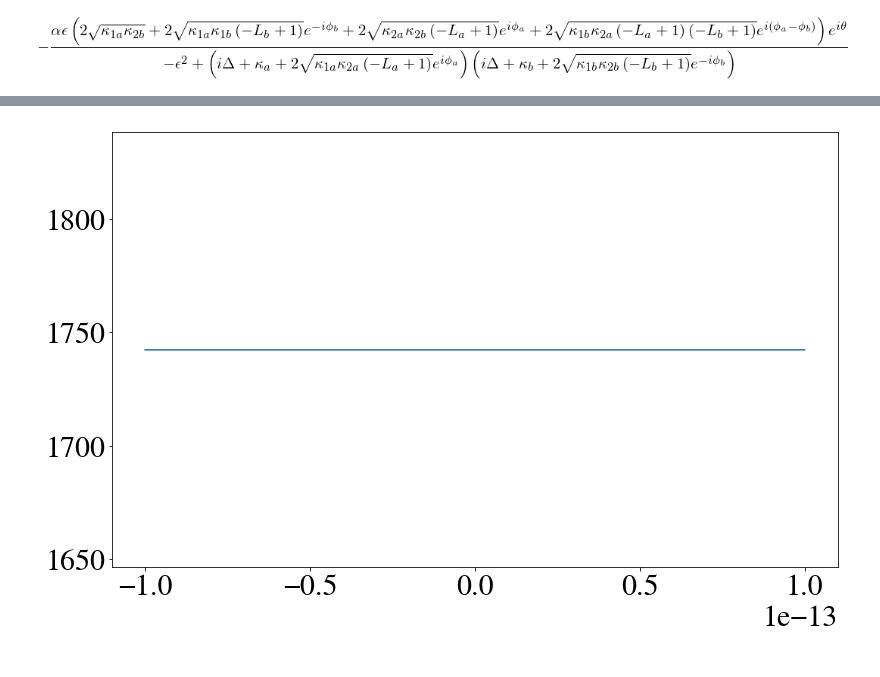
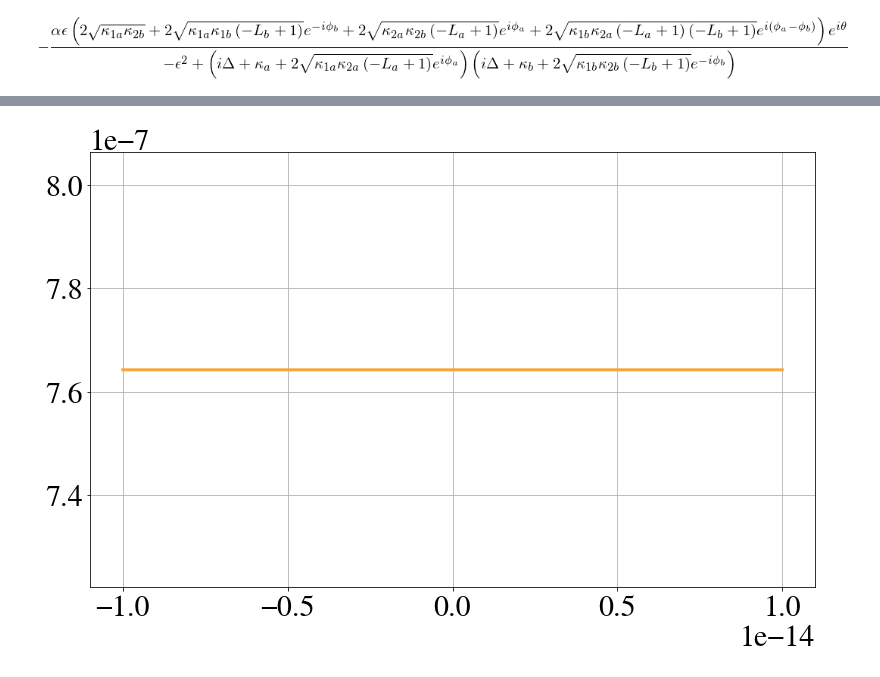
Before and after one commit to nemetniki/General-linear-model, a Jupyter notebook: NDPA_sensitivity.ipynb, the cells around one changed output, grey strips where cells are left out. Drawn from its saved outputs; the diff is of its cells as text; code cells hidden in the pictures.

Commit message:
output field N added

```diff
--- a/NDPA_sensitivity.ipynb
+++ b/NDPA_sensitivity.ipynb
@@ -961,8 +961,10 @@ def sens(theta,kapa,ra,La,phia,kapb,rb,Lb,phib,alpha,eps,Del,delta):
     kb    = 2*np.sqrt(kap1b*kap2b*(1-Lb))
     phib  = np.pi*phib
     eps   = eps*kapa
+    print((kapa-ka-eps)/kapa)
     Del   = Del*kapa
     theta = np.pi*theta
+    alpha = alpha*kapa
     Ka = kapa+1j*Del+ka*np.exp(1j*phia)
     def Kb(delta):
         return kapb+1j*Del+kb*np.exp(-1j*(phib+delta))
@@ -998,37 +1000,94 @@ def sens(theta,kapa,ra,La,phia,kapb,rb,Lb,phib,alpha,eps,Del,delta):
                                                            *np.exp(1j*(phia-phib-delta)))*alpha
         return 2*np.real(st1+st2)
 
-    def N(delta):
+    def Nc(delta):
         Nt1 = 4*eps**2*R(delta)**2/(R(delta)**2+pi(delta)**2)/(R(delta)**2-pr(delta)**2)
         Nt2 = 2/np.abs(Ka*Kb(delta)-eps**2)**2*(kapa+ka*np.cos(phia)-kap2a*La)*(eps**2+np.abs(Kb(delta))**2)*\
         np.abs(alpha)**2
         return Nt1+Nt2
+
+    def N(delta):
+        #Output photon number derivative
+        Kcal1a = kapa + ka*np.cos(phia) - kap1a*La
+        Kcal2a = kapa + ka*np.cos(phia) - kap2a*La
+        Kcal1b = kapb + kb*np.cos(phib+delta) - kap1b*Lb
+        Kcal2b = kapb + kb*np.cos(phib+delta) - kap2b*Lb
+        Ma     = np.sqrt(1-La)*(np.sqrt(2*kap2a)*np.exp(-1j*phia) + np.sqrt(2*kap1a*(1-La)))*\
+                (np.sqrt(2*kap1a) + np.sqrt(2*kap2a*(1-La))*np.exp(-1j*phia))
+        Mb     = np.sqrt(1-Lb)*(np.sqrt(2*kap2b)*np.exp(1j*(phib+delta)) + np.sqrt(2*kap1b*(1-Lb)))*\
+                (np.sqrt(2*kap1b) + np.sqrt(2*kap2b*(1-Lb))*np.exp(1j*(phib+delta)))
+        #lam1*lam2=(Ka*Kb-eps**2)
+        Nout1 = (4*Kcal1a*Kcal2a*np.abs(Kb(delta)/(Ka*Kb(delta)-eps**2))**2 - np.real(Ma*Kb(delta)/(Ka*Kb(delta)-eps**2)) + \
+                 (1-La) + 4*Kcal1b*Kcal2a*np.abs(eps/(Ka*Kb(delta)-eps**2))**2)*np.abs(alpha)**2
+        Nout2 = 4*eps**2*2*R(delta)/(R(delta)**2-pr(delta)**2)/(R(delta)**2+pi(delta)**2) * \
+                (Kcal1a*(kapb+kb*np.cos(phib+delta)) + Kcal1b*(kapa+ka*np.cos(phia)))
+        return Nout1+Nout2
+    print(alpha)
     delsig = dersignal(theta,kapa,kapb,Del,kap1a,kap2a,kap1b,kap2b,La,Lb,phia,phib+delta,alpha,eps)
-    return np.abs(noise(delta))/np.abs(delsig)**2,noise(delta),delsig,N(delta)
+    return np.abs(noise(delta))/np.abs(delsig)**2,noise(delta),delsig,N(delta),(kapa-ka-eps)/kapa
 #    return np.abs(noise(delta))/np.abs((sig(delta)-sig(0))/delta)**2,noise(delta),(sig(delta)-sig(0))/delta
 
+colors={'red':(241/255.,88/255.,84/255.),\
+        'orange':(250/255,164/255.,58/255.),\
+        'pink':(241/255,124/255.,176/255.),\
+        'brown':(178/255,145/255.,47/255.),\
+        'purple':(178/255,118/255.,178/255.),\
+        'green':(96/255,189/255.,104/255.),\
+        'blue':(93/255,165/255.,218/255.),\
+        'yellow':(222/255., 207/255., 63/255),\
+        'black':(0.,0.,0.)}
+
 plt.figure(1,figsize=(13,8))
-delta = np.linspace(-10**(-13),10**(-13),100000)
-sensd = sens(0,10,0.933012701892219,5,1,10,0.933012701892219,5,1,10,0.5,0,delta)
-print(sens(0,10,0.933012701892219,0,1,10,0.933012701892219,0,1,10,0.5,0,10**(-15)))
-plt.plot(delta,sensd[0],label='sensitivity')
-plt.plot(delta,1/sensd[3],label='$1/N$')
-plt.plot(delta,1/sensd[3]**2,label='$1/N^2$')
+delta = np.linspace(-10**(-14),10**(-14),100000)
+#sensd = sens(0,10,0.933012701892219,5,1,10,0.933012701892219,5,1,1/5,0.49,0,delta)
+sensd = sens(0,10,0.5,20,1,10,0.5,20,1,1/5,0.1,0,delta)
+print(sens(0,10,0.933012701892219,5,1,10,0.933012701892219,5,1,1/5,0.5,0,10**(-15)))
+plt.plot(delta,sensd[0],label='$\Delta\phi^2$',lw=3,color=colors['orange'])
+plt.plot(delta,1/sensd[3],label='$1/N$',lw=3,ls="--",color=colors['purple'])
+#plt.plot(delta,1/sensd[3]**2,label='$1/N^2$',lw=3,ls="-.",color=colors['green'])
 plt.xlabel('$\delta$',fontsize = 40)
-plt.ylabel('$\Delta\phi^2$',fontsize = 40)
+plt.ylabel('Sensitivity',fontsize = 40)
 plt.legend(fontsize = 30)
+plt.grid(True)
 plt.figure(2,figsize=(13,8))
-plt.plot(delta,sensd[1])
+#plt.plot(delta,sensd[1])
+plt.plot(delta,sensd[0],label='$\Delta\phi^2$',lw=3,color=colors['orange'])
+plt.grid(True)
 plt.figure(3,figsize=(13,8))
-plt.plot(delta,sensd[2])
+plt.plot(delta,1/sensd[3]**2,label='$1/N^2$',lw=3,ls="-.",color=colors['green'])
+#plt.plot(delta,sensd[2])
 #plt.xlim(-10**(-16),10**(-16))
+plt.grid(True)
 plt.figure(4,figsize=(13,8))
-alpha = np.linspace(0.1000,2000,100000)
-sensa = sens(0,10,0.933012701892219,5,1,10,0.933012701892219,5,1,alpha,0.5,0,0)
-plt.semilogy(alpha,sensa[0],label='sensitivity')
-plt.semilogy(alpha,1/sensa[3],label='$1/N$')
-plt.semilogy(alpha,1/sensa[3]**2,label='$1/N^2$')
-plt.xlabel('$\\alpha$',fontsize = 40)
-plt.ylabel('$\Delta\phi^2$',fontsize = 40)
+alpha = np.linspace(0.1,1000,100000)
+#sensa = sens(0,10,0.933012701892219,2,1,10,0.933012701892219,2,1,alpha,0.499,0,0)
+sensa = sens(0,10,0.5,20,1,10,0.5,20,1,alpha,0.1,0,0)
+plt.grid(True)
+plt.semilogy(alpha,sensa[0],label='$\Delta\phi^2$',lw=3,color=colors['orange'])
+plt.semilogy(alpha,1/sensa[3],label='$1/N$',lw=3,ls="--",color=colors['purple'])
+#plt.semilogy(alpha,1/sensa[3]**2,label='$1/N^2$',lw=3,ls="-.",color=colors['green'])
+plt.xlabel('$\\alpha/\kappa_a$',fontsize = 40)
+plt.ylabel('Sensitivity',fontsize = 40)
 plt.legend(fontsize = 30)
+Ltest = np.linspace(0,100,100000)
+#sensa = sens(0,10,0.933012701892219,2,1,10,0.933012701892219,2,1,alpha,0.499,0,0)
+
+plt.figure(5,figsize=(13,8))
+#sensL = sens(0,10,0.933012701892219,Ltest,1,10,0.933012701892219,Ltest,1,200,0.499,0,0)
+sensL = sens(0,10,0.2,Ltest,1,10,0.2,Ltest,1,100,0.25,0,0)
+plt.grid(True)
+plt.semilogy(Ltest,sensL[0],label='$\Delta\phi^2$',lw=3,color=colors['orange'])
+plt.semilogy(Ltest,1/sensL[3],label='$1/N$',lw=3,ls="--",color=colors['purple'])
+#plt.semilogy(alpha,1/sensa[3]**2,label='$1/N^2$',lw=3,ls="-.",color=colors['green'])
+plt.xlabel('$L(\%)$',fontsize = 40)
+plt.ylabel('Sensitivity',fontsize = 40)
+plt.legend(fontsize = 30)
+
+plt.figure(6,figsize=(13,8))
+plt.grid(True)
+plt.plot(Ltest,sensL[4],label='$\Delta\phi^2$',lw=3,color=colors['orange'])
+#plt.semilogy(alpha,1/sensa[3]**2,label='$1/N^2$',lw=3,ls="-.",color=colors['green'])
+plt.xlabel('$L (\%)$',fontsize = 40)
+plt.ylabel('Stability',fontsize = 40)
+#plt.legend(fontsize = 30)
 # %% [output]
@@ -1038 +1106 @@ plt.legend(fontsize = 30)
-[figure, old version]
+[figure, new version]
```
Also changed, not shown: parts of 1 cell of this notebook.
